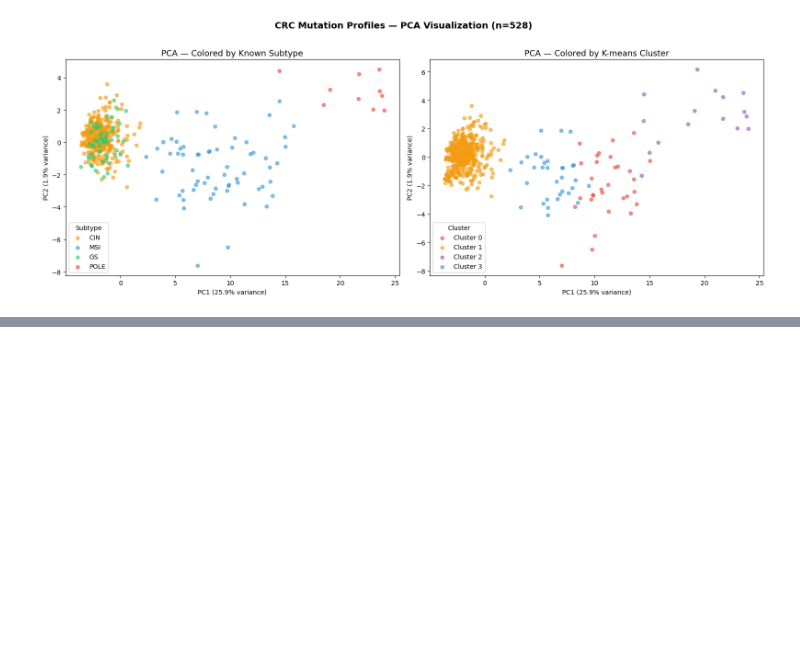
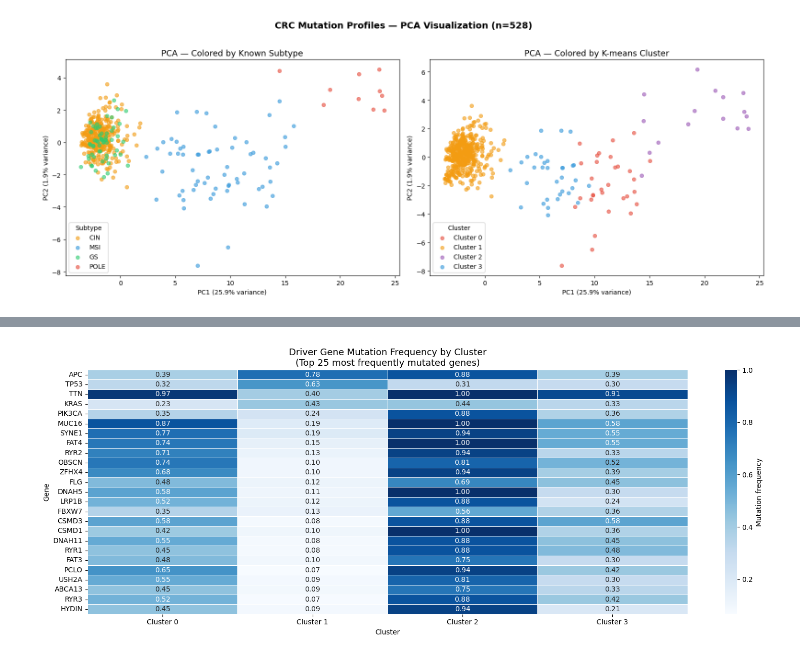
Before and after one commit to hannahas/crc-mutation-clustering, a Jupyter notebook: notebooks/analysis.ipynb, the cells around one changed output, grey strips where cells are left out. Saved outputs shown, nothing was run; the diff lists cells and outputs as text; code cells hidden in the pictures; blank space fills up the shorter version.

```diff
--- a/notebooks/analysis.ipynb
+++ b/notebooks/analysis.ipynb
@@ -334,0 +371,26 @@ TypeError: '<' not supported between instances of 'float' and 'str'
+# %%
+# Driver gene heatmap — mutation frequency per cluster for top genes
+top_genes = gene_counts[frequent_genes].sort_values(ascending=False).head(25).index.tolist()
+
+# Calculate mutation rate per cluster for each top gene
+cluster_gene_rates = merged.groupby('cluster')[top_genes].mean()
+
+fig, ax = plt.subplots(figsize=(16, 6))
+sns.heatmap(cluster_gene_rates.T,
+            annot=True, fmt='.2f',
+            cmap='Blues',
+            linewidths=0.5,
+            ax=ax,
+            cbar_kws={'label': 'Mutation frequency'})
+
+ax.set_title('Driver Gene Mutation Frequency by Cluster\n(Top 25 most frequently mutated genes)',
+             fontsize=13)
+ax.set_xlabel('Cluster')
+ax.set_ylabel('Gene')
+ax.set_xticklabels([f'Cluster {c}' for c in cluster_gene_rates.index])
+
+plt.tight_layout()
+plt.savefig('../data/gene_heatmap.png', dpi=150, bbox_inches='tight')
+plt.show()
+# %% [output]
+[figure, added]
```
Also changed, not shown: parts of 3 cells of this notebook, 2 other files.
